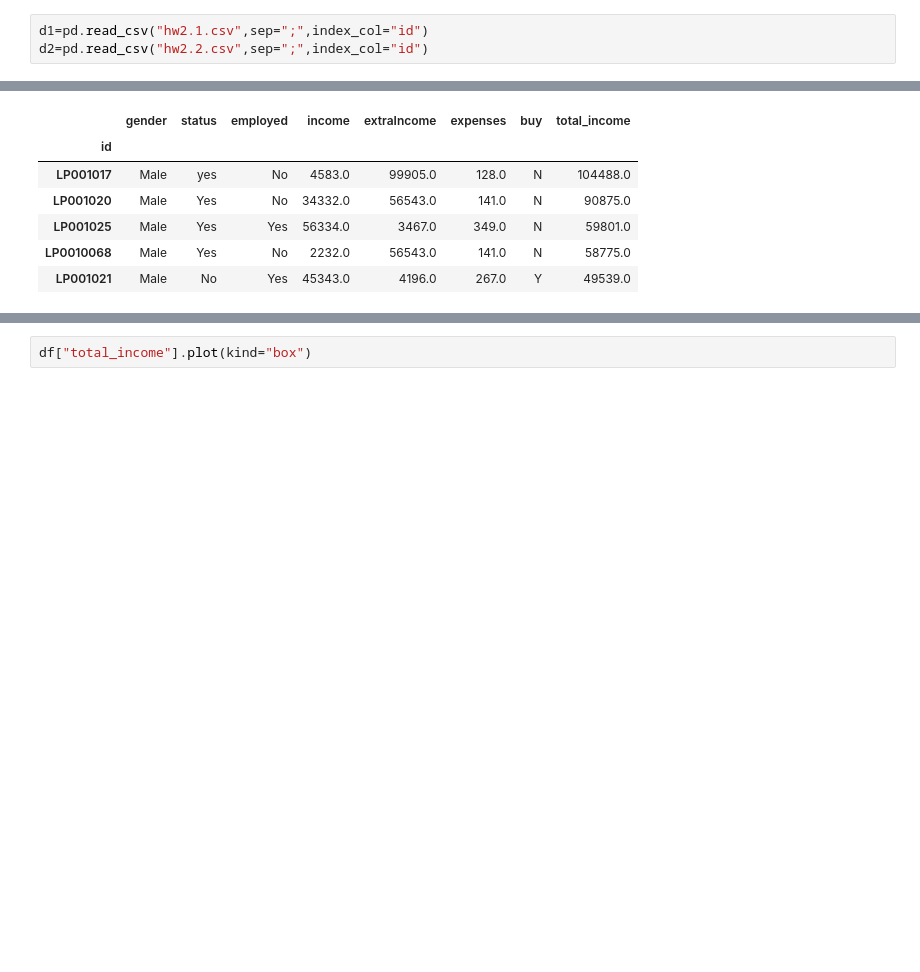
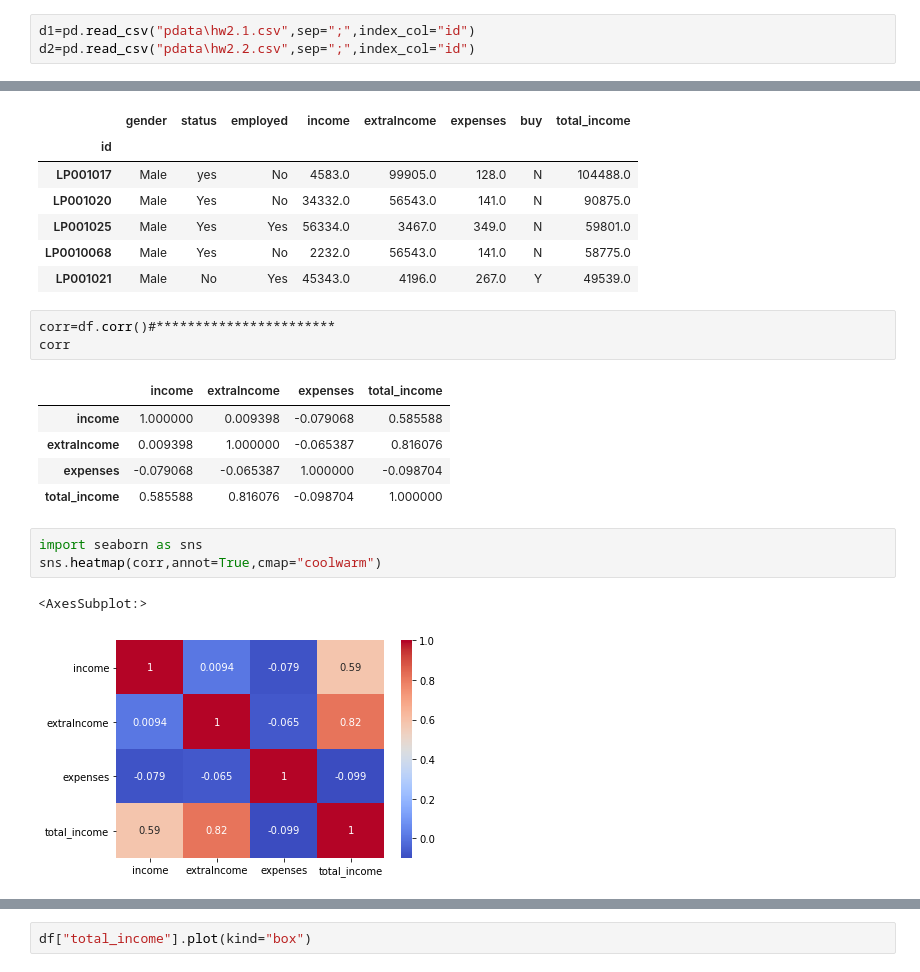
Before and after one commit to Zomo8282/EDA, a Jupyter notebook: EDA and cleaning .ipynb, the cells around one changed output, grey strips where cells are left out. Drawn from its saved outputs; the diff is of its cells as text; blank space fills up the shorter version.

```diff
--- a/EDA and cleaning .ipynb
+++ b/EDA and cleaning .ipynb
@@ -1,8 +1,8 @@
 # %%
 import pandas as pd
 # %%
-d1=pd.read_csv("hw2.1.csv",sep=";",index_col="id")
-d2=pd.read_csv("hw2.2.csv",sep=";",index_col="id")
+d1=pd.read_csv("pdata\hw2.1.csv",sep=";",index_col="id")
+d2=pd.read_csv("pdata\hw2.2.csv",sep=";",index_col="id")
 # %%
 d1.head(1)
 # %% [output]
@@ -140,3 +216,18 @@ df.head()
 | LP001025 | Male | Yes | Yes | 56334.0 | 3467.0 | 349.0 | N | 59801.0 |
 | LP0010068 | Male | Yes | No | 2232.0 | 56543.0 | 141.0 | N | 58775.0 |
 | LP001021 | Male | No | Yes | 45343.0 | 4196.0 | 267.0 | Y | 49539.0 |
+# %%
+corr=df.corr()#***********************
+corr
+# %% [output]
+|  | income | extraIncome | expenses | total_income |
+| income | 1.000000 | 0.009398 | -0.079068 | 0.585588 |
+| extraIncome | 0.009398 | 1.000000 | -0.065387 | 0.816076 |
+| expenses | -0.079068 | -0.065387 | 1.000000 | -0.098704 |
+| total_income | 0.585588 | 0.816076 | -0.098704 | 1.000000 |
+# %%
+import seaborn as sns
+sns.heatmap(corr,annot=True,cmap="coolwarm")
+# %% [output]
+<AxesSubplot:>
+[figure, added]
```
Also changed, not shown: parts of 36 cells of this notebook.
